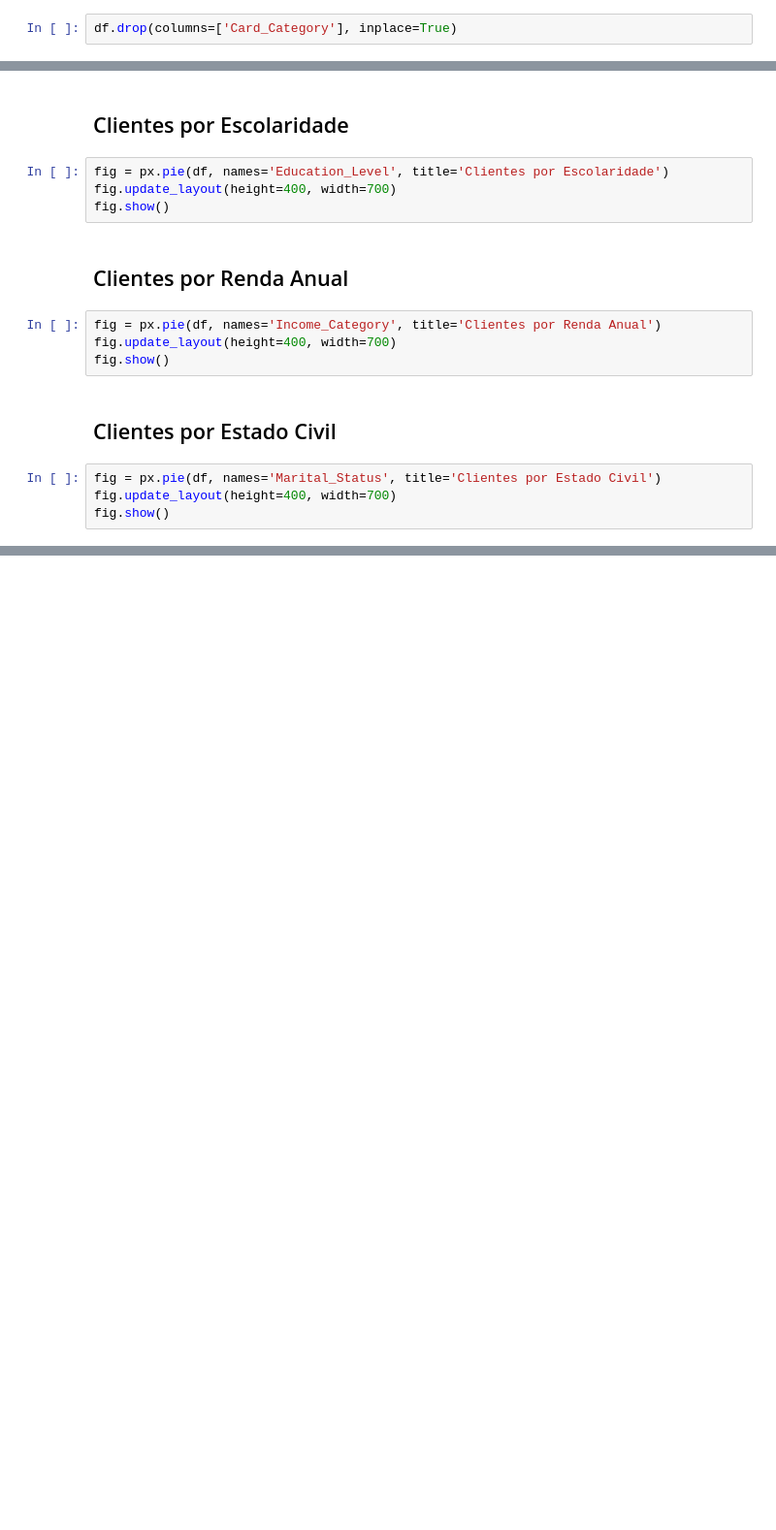
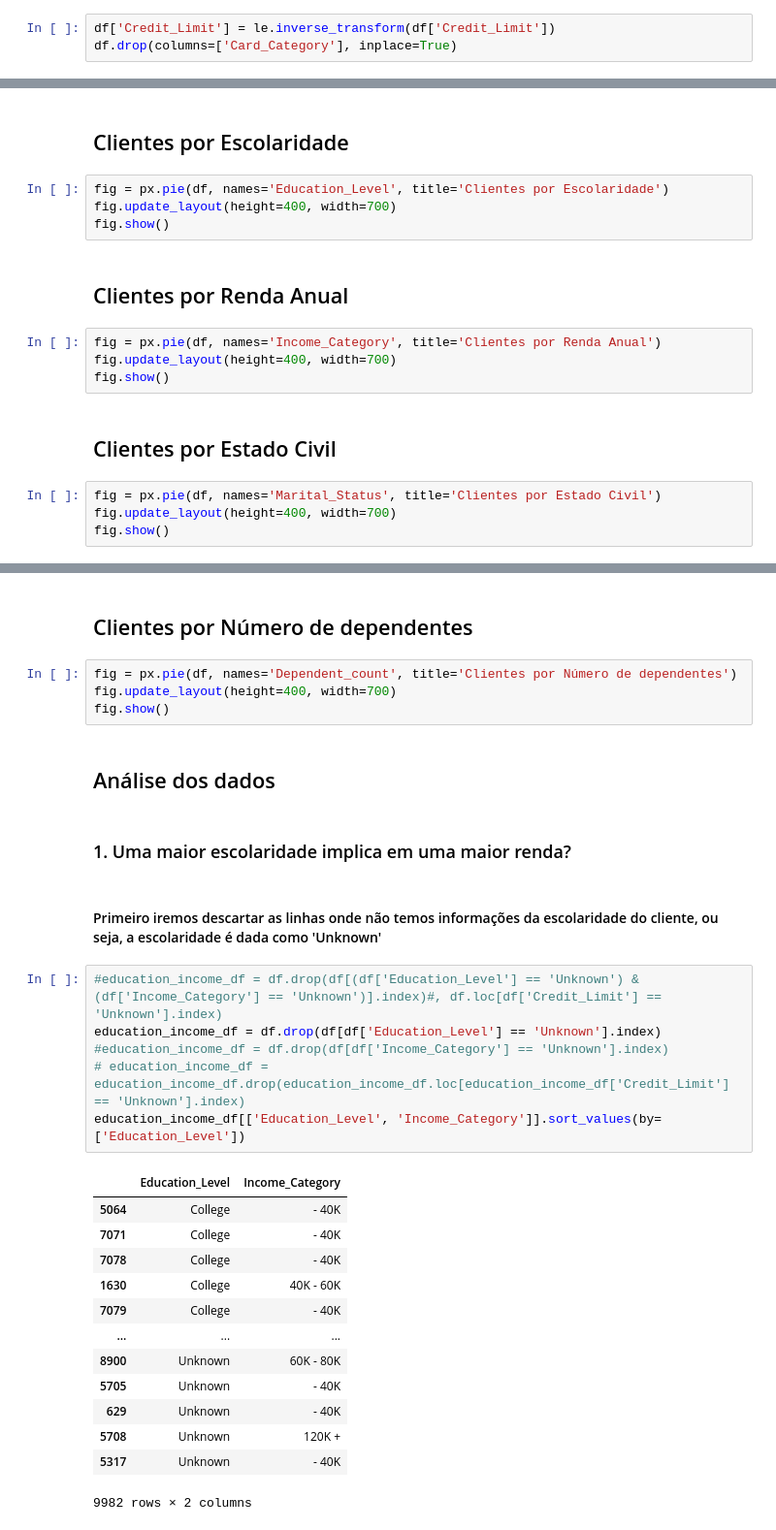
Before and after one commit to pedroernesto00/-CK0223---Mineracao-de-Dados---Trabalho-Final, a Jupyter notebook: Checkpoint #2 - Análise Exploratória dos Dados.ipynb, the cells around one changed output, grey strips where cells are left out. Shown at 97% size. Saved outputs shown, nothing was run; the diff lists cells and outputs as text; blank space fills up the shorter version.

```diff
--- a/Checkpoint #2 - Análise Exploratória dos Dados.ipynb
+++ b/Checkpoint #2 - Análise Exploratória dos Dados.ipynb
@@ -54,6 +54,7 @@ df[['Card_Category', 'Credit_Limit']].corr()
 | Card_Category | 1.000000 | 0.390493 |
 | Credit_Limit | 0.390493 | 1.000000 |
 # %%
+df['Credit_Limit'] = le.inverse_transform(df['Credit_Limit'])
 df.drop(columns=['Card_Category'], inplace=True)
 # %% [markdown]
 ### Excluindo os sifrões da coluna "Income_Category", que significa Categoria de Renda, pois é implícito que a renda é mostrada como dólares por ano e também para despoluir um pouco os dados.
@@ -102,0 +93,32 @@ fig.show()
+# %% [markdown]
+## Clientes por Número de dependentes
+# %%
+fig = px.pie(df, names='Dependent_count', title='Clientes por Número de dependentes')
+fig.update_layout(height=400, width=700)
+fig.show()
+# %% [markdown]
+## Análise dos dados
+# %% [markdown]
+### 1. Uma maior escolaridade implica em uma maior renda?
+# %% [markdown]
+#### Primeiro iremos descartar as linhas onde não temos informações da escolaridade do cliente, ou seja, a escolaridade é dada como 'Unknown'
+# %%
+#education_income_df = df.drop(df[(df['Education_Level'] == 'Unknown') & (df['Income_Category'] == 'Unknown')].index)#, df.loc[df['Credit_Limit'] == 'Unknown'].index)
+education_income_df = df.drop(df[df['Education_Level'] == 'Unknown'].index)
+#education_income_df = df.drop(df[df['Income_Category'] == 'Unknown'].index)
+# education_income_df = education_income_df.drop(education_income_df.loc[education_income_df['Credit_Limit'] == 'Unknown'].index)
+education_income_df[['Education_Level', 'Income_Category']].sort_values(by=['Education_Level'])
+# %% [output]
+|  | Education_Level | Income_Category |
+| 5064 | College | - 40K |
+| 7071 | College | - 40K |
+| 7078 | College | - 40K |
+| 1630 | College | 40K - 60K |
+| 7079 | College | - 40K |
+| ... | ... | ... |
+| 8900 | Unknown | 60K - 80K |
+| 5705 | Unknown | - 40K |
+| 629 | Unknown | - 40K |
+| 5708 | Unknown | 120K + |
+| 5317 | Unknown | - 40K |
+9982 rows × 2 columns
```
Also changed, not shown: parts of 26 cells of this notebook.
